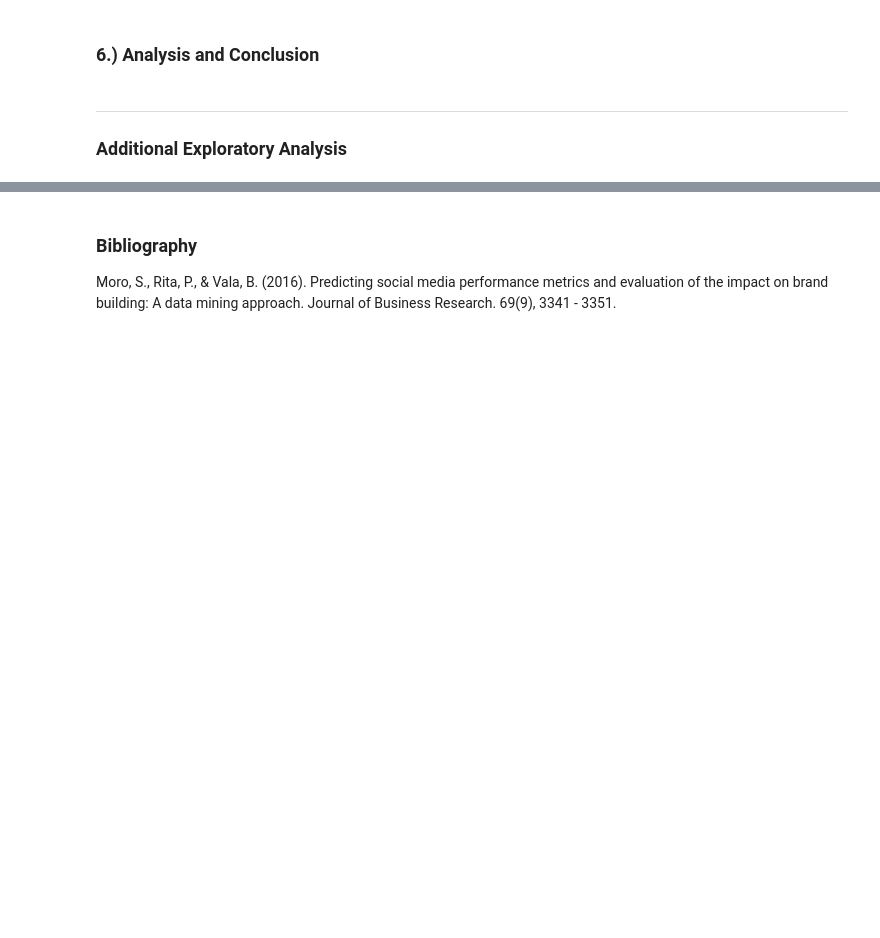
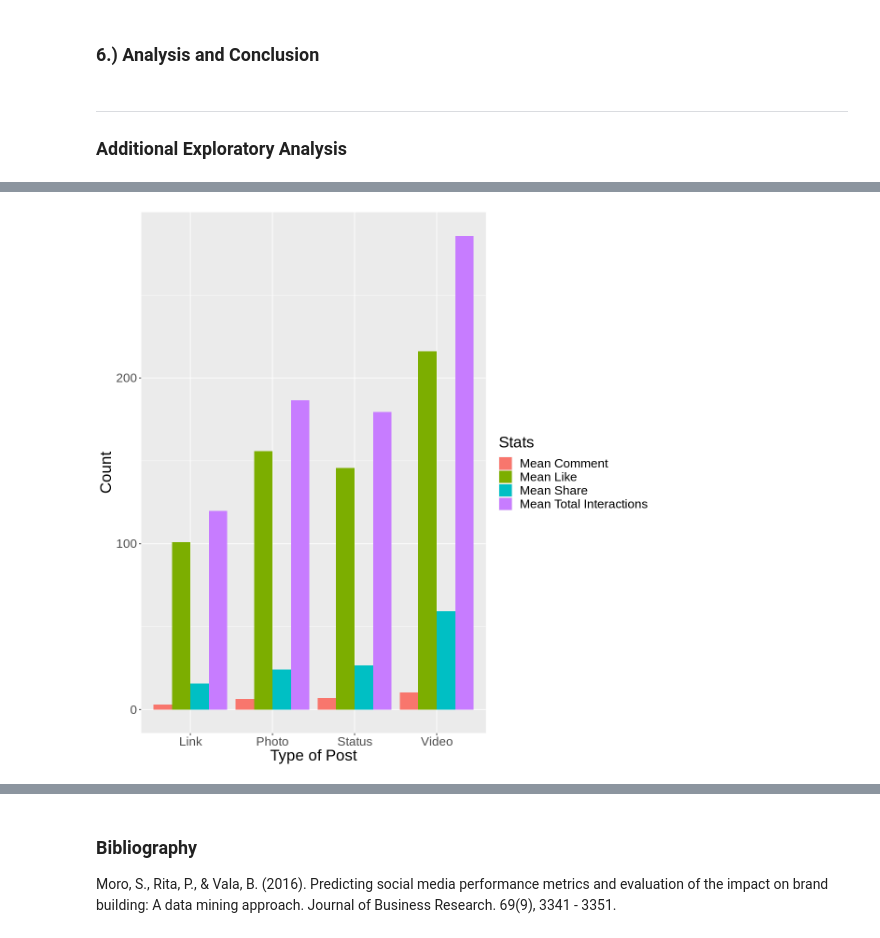
Before and after one commit to calamari99/Facebook-Post-Predictor, a Jupyter notebook: main.ipynb, the cells around one changed output, grey strips where cells are left out. Saved outputs shown, nothing was run; the diff lists cells and outputs as text; code cells hidden in the pictures; blank space fills up the shorter version.

```diff
--- a/main.ipynb
+++ b/main.ipynb
@@ -365,8 +589,11 @@ mean_likes_bar
 # %%
+options(repr.plot.width=10, repr.plot.height=10)
 mean_fb <- ggplot(fb_long, aes(x = type, y = Value, fill = Stat)) +
     geom_col(position = "dodge") +
     labs(x = "Type of Post", y = "Count") +
-    scale_fill_discrete(name = "Stats", labels = c("Mean Comment", "Mean Like", "Mean Share", "Mean Total Interactions"))
-
+    scale_fill_discrete(name = "Stats", labels = c("Mean Comment", "Mean Like", "Mean Share", "Mean Total Interactions"))+
+    theme(text = element_text(size = 20))
 mean_fb
+# %% [output]
+[figure, added]
 # %%
```
Also changed, not shown: parts of 19 cells of this notebook.
